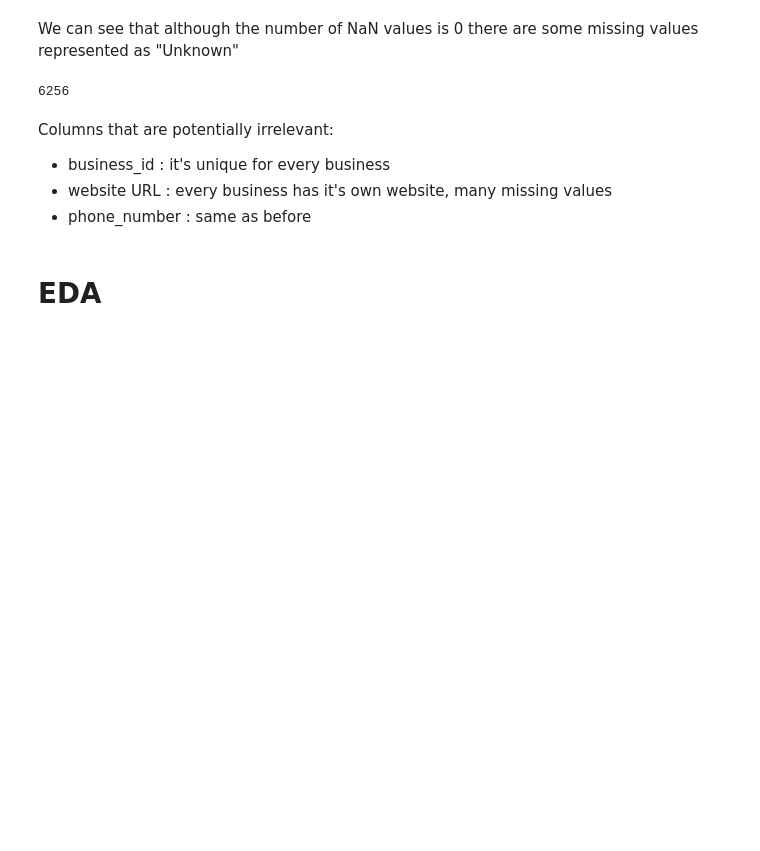
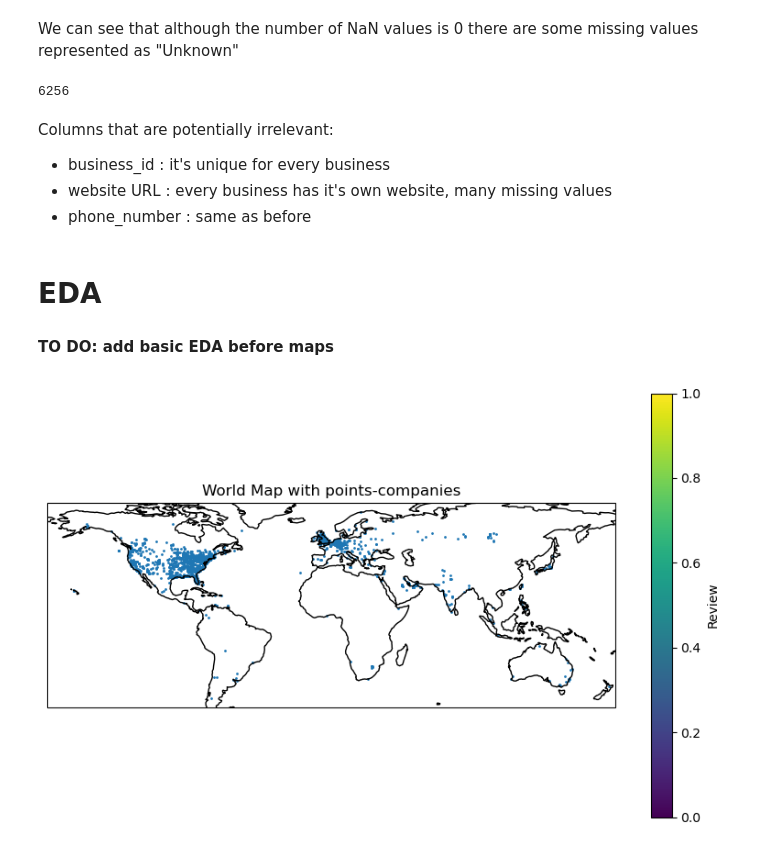
Before and after one commit to katarzynarogalska/LocationIntelligence-clustering, a Jupyter notebook: Location_Clustering_EDA.ipynb, the cells around one changed output. Drawn from its saved outputs; the diff is of its cells as text; code cells hidden in the pictures; blank space fills up the shorter version.

```diff
--- a/Location_Clustering_EDA.ipynb
+++ b/Location_Clustering_EDA.ipynb
@@ -97,3 +100,23 @@ Columns that are potentially irrelevant:
 * phone_number : same as before
 # %% [markdown]
 # EDA
+# %% [markdown]
+**TO DO: add basic EDA before maps**
+# %%
+coord_df = df.dropna(subset=['latitude','longitude'])
+# %%
+plt.figure(figsize=(10, 6))
+ax = plt.axes(projection=ccrs.PlateCarree())
+
+# Add coastlines
+ax.coastlines()
+
+# Plot points colored by review ratings
+sc = ax.scatter(coord_df['longitude'], coord_df['latitude'], cmap='viridis', s=1, transform=ccrs.PlateCarree())
+
+# Add colorbar
+plt.colorbar(sc, label='Review')
+plt.title('World Map with points-companies')
+plt.show()
+# %% [output]
+[figure, added]
```
Also changed, not shown: parts of 12 cells of this notebook.
